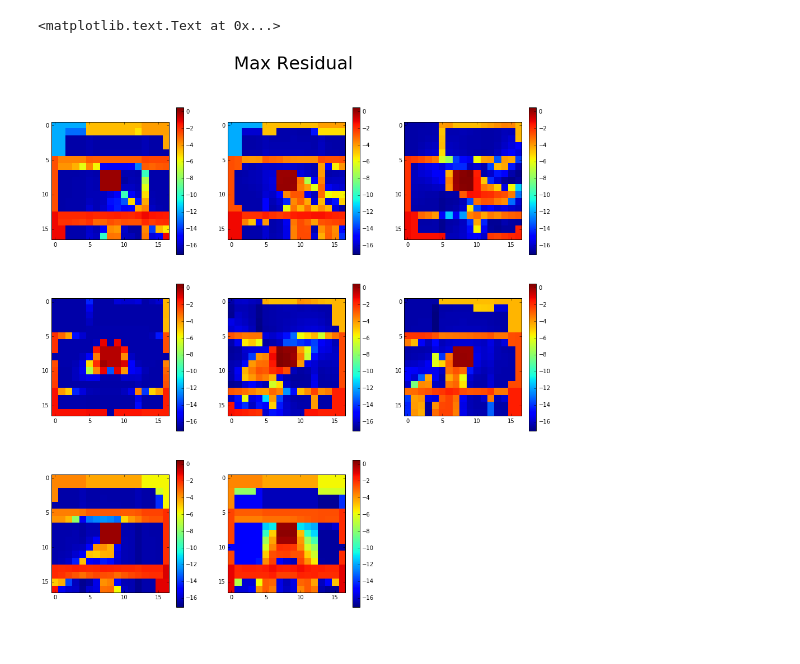
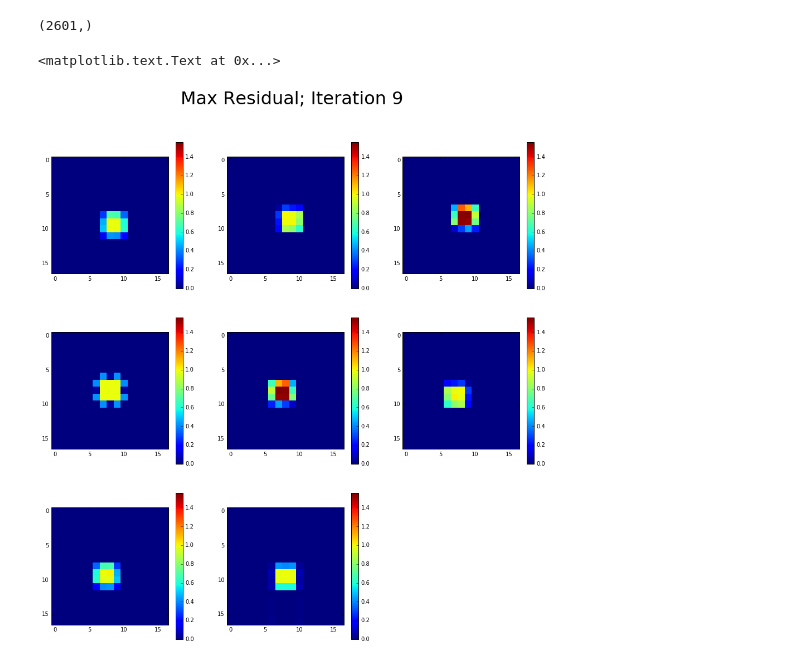
Before and after one commit to order/lcp-research, a Jupyter notebook: planes_refine.py.ipynb, the cells around one changed output. Saved outputs shown, nothing was run; the diff lists cells and outputs as text; code cells hidden in the pictures.

```diff
--- a/planes_refine.py.ipynb
+++ b/planes_refine.py.ipynb
@@ -42,10 +42,12 @@ I = 4+1
 # %%
 primals = unarch.primals
+duals = unarch.duals
+residuals = duals[:, 1:, :]
+basis = unarch.added_bases
+bellman = unarch.residuals
 print primals.shape
 assert 3 == primals.ndim
 assert NXY * NXY * NT + 1 == primals.shape[0], "{} != {}".format( NXY * NXY * NT + 1, primals.shape[0])
 assert A == primals.shape[1]
 assert I == primals.shape[2]
-
-iter_slice = 3
 # %% [output]
@@ -87,3 +98,0 @@ print(basis.shape)
-# %%
-duals = unarch.duals
-residuals = duals[:-1, 1:, iter_slice]
@@ -101,8 +106,11 @@ plt.suptitle('Bellman Residual', fontsize=32)
 # %%
-max_res = np.log(np.abs(np.max(residuals, axis=1)))
+iter_slice = 9
+max_res = np.abs(np.max(residuals[:-1,:,iter_slice], axis=1))
+print(max_res.shape)
 max_res = np.reshape(max_res, (NXY,NXY,NT))
 plot_cube(max_res)
-plt.suptitle('Max Residual', fontsize=32)
+plt.suptitle('Max Residual; Iteration {}'.format(iter_slice), fontsize=32)
 # %% [output]
-<matplotlib.text.Text at 0x...>
+(2601,)
+<matplotlib.text.Text at 0x...>
-[figure, old version]
+[figure, new version]
```
Also changed, not shown: parts of 9 cells of this notebook, 6 other files.
